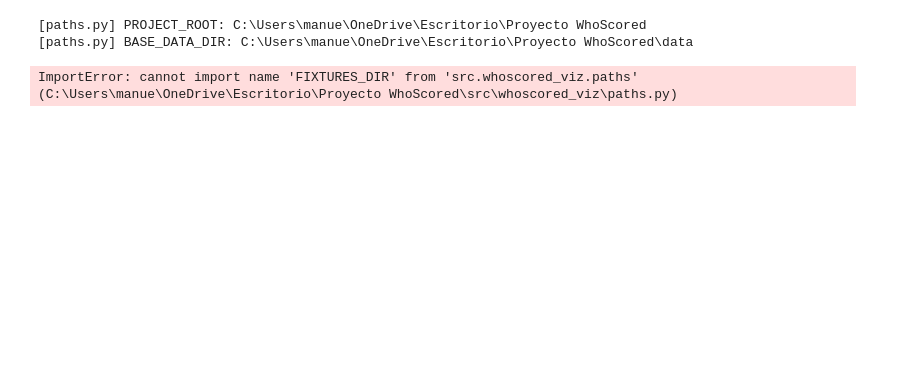
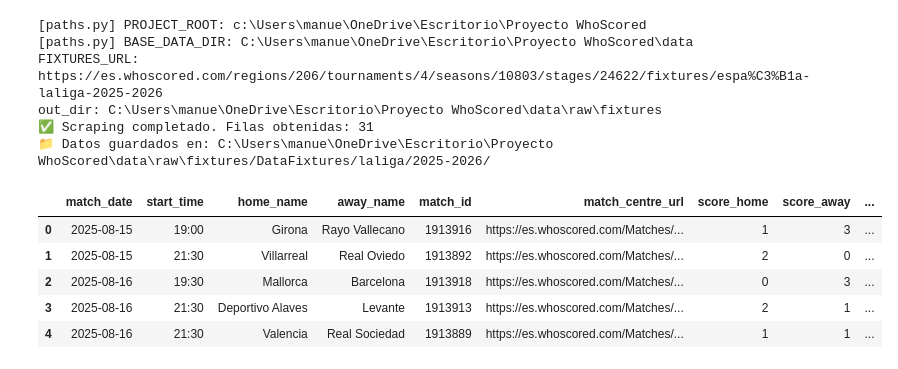
Before and after one commit to Manupr97/Whoscored_Report, a Jupyter notebook: notebooks/01_descarga_fixtures.ipynb, the cells around one changed output. Cells and saved outputs as stored; diff of their text form; code cells hidden in the pictures; blank space fills up the shorter version.

Commit message:
init: estructura base

```diff
--- a/notebooks/01_descarga_fixtures.ipynb
+++ b/notebooks/01_descarga_fixtures.ipynb
@@ -24,26 +24,46 @@ print(f"[OK] sys.path actualizado")
 # %%
 from datetime import date
 from pathlib import Path
 # Importar después de configurar sys.path
-from src.whoscored_viz.whoscored_fixtures import make_driver, scrape_range_finished
-from src.whoscored_viz.paths import BASE_DATA_DIR  # Usar la ruta configurada
+from src.whoscored_viz.whoscored_fixtures import make_driver, scrape_range_finished, FIXTURES_URL
+from src.whoscored_viz.paths import BASE_DATA_DIR
 
 COMP_SLUG   = "laliga"
 SEASON_SLUG = "2025-2026"
 
 start_date = date(2025, 8, 1)
 end_date   = date(2025, 8, 31)
 
 # Usar BASE_DATA_DIR en lugar de PROJECT_ROOT
 out_dir = BASE_DATA_DIR / "raw" / "fixtures"
 
+# Verificar que la URL está bien definida
+print(f"FIXTURES_URL: {FIXTURES_URL}")
+print(f"out_dir: {out_dir}")
+
 driver = make_driver(use_uc=True, headless=False)
-df_fixtures = scrape_range_finished(driver, start_date, end_date, out_dir,
-                                    comp_slug=COMP_SLUG, season_slug=SEASON_SLUG, save_json=True, fixtures_url=None)
-driver.quit()
+try:
+    df_fixtures = scrape_range_finished(
+        driver, start_date, end_date, out_dir,
+        comp_slug=COMP_SLUG, season_slug=SEASON_SLUG,
+        save_json=True, fixtures_url=FIXTURES_URL  # Pasar explícitamente la URL
+    )
+    print(f"✅ Scraping completado. Filas obtenidas: {len(df_fixtures)}")
+    print(f"📁 Datos guardados en: {out_dir}/DataFixtures/{COMP_SLUG}/{SEASON_SLUG}/")
+finally:
+    driver.quit()
 
-df_fixtures.head()
+df_fixtures.head() if not df_fixtures.empty else print("No se encontraron partidos finalizados")
 # %% [output]
-[paths.py] PROJECT_ROOT: C:\Users\manue\OneDrive\Escritorio\Proyecto WhoScored
+[paths.py] PROJECT_ROOT: c:\Users\manue\OneDrive\Escritorio\Proyecto WhoScored
 [paths.py] BASE_DATA_DIR: C:\Users\manue\OneDrive\Escritorio\Proyecto WhoScored\data
+FIXTURES_URL: https://es.whoscored.com/regions/206/tournaments/4/seasons/10803/stages/24622/fixtures/espa%C3%B1a-laliga-2025-2026
+out_dir: C:\Users\manue\OneDrive\Escritorio\Proyecto WhoScored\data\raw\fixtures
+✅ Scraping completado. Filas obtenidas: 31
+📁 Datos guardados en: C:\Users\manue\OneDrive\Escritorio\Proyecto WhoScored\data\raw\fixtures/DataFixtures/laliga/2025-2026/
-ImportError: cannot import name 'FIXTURES_DIR' from 'src.whoscored_viz.paths' (C:\Users\manue\OneDrive\Escritorio\Proyecto WhoScored\src\whoscored_viz\paths.py)
+|  | match_date | start_time | home_name | away_name | match_id | match_centre_url | score_home | score_away | ... |
+| 0 | 2025-08-15 | 19:00 | Girona | Rayo Vallecano | 1913916 | https://es.whoscored.com/Matches/... | 1 | 3 | ... |
+| 1 | 2025-08-15 | 21:30 | Villarreal | Real Oviedo | 1913892 | https://es.whoscored.com/Matches/... | 2 | 0 | ... |
+| 2 | 2025-08-16 | 19:30 | Mallorca | Barcelona | 1913918 | https://es.whoscored.com/Matches/... | 0 | 3 | ... |
+| 3 | 2025-08-16 | 21:30 | Deportivo Alaves | Levante | 1913913 | https://es.whoscored.com/Matches/... | 2 | 1 | ... |
+| 4 | 2025-08-16 | 21:30 | Valencia | Real Sociedad | 1913889 | https://es.whoscored.com/Matches/... | 1 | 1 | ... |
```
Also changed, not shown: parts of 2 cells of this notebook, 8 other files.
